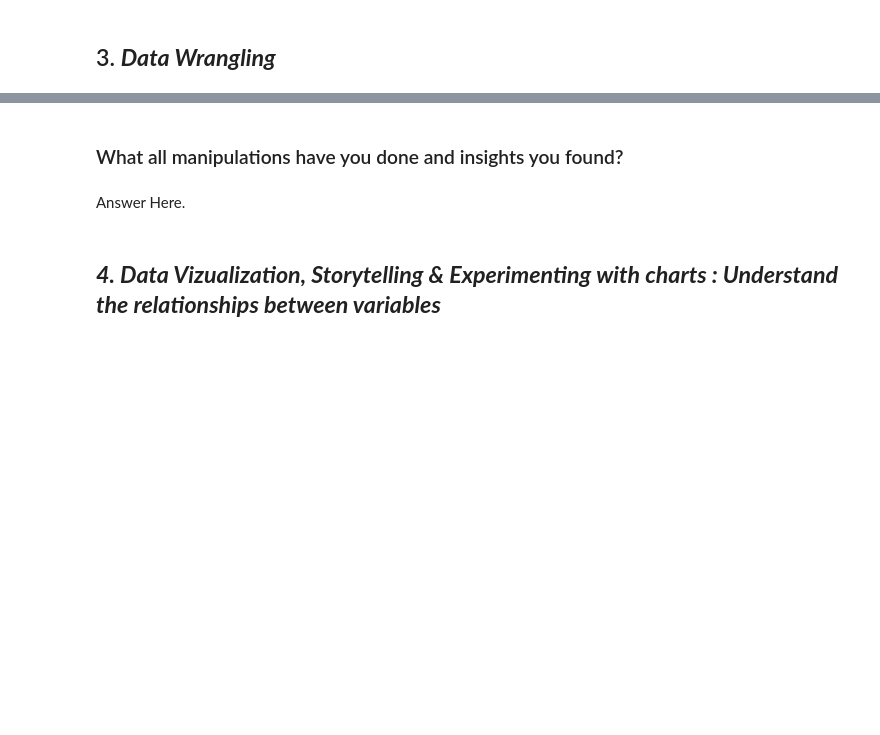
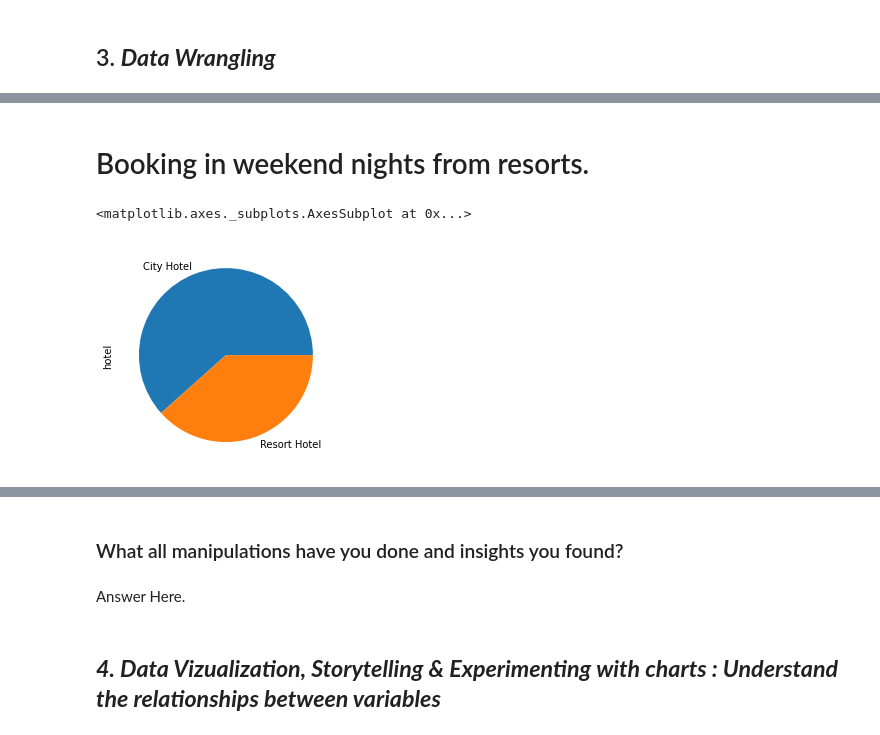
Before and after one commit to Amanr1996/project_initial_reasearch, a Jupyter notebook: EDA_project_on_Hotel_Booking_Analysis.ipynb, the cells around one changed output, grey strips where cells are left out. Cells and saved outputs as stored; diff of their text form; code cells hidden in the pictures; blank space fills up the shorter version.

```diff
--- a/EDA_project_on_Hotel_Booking_Analysis.ipynb
+++ b/EDA_project_on_Hotel_Booking_Analysis.ipynb
@@ -146,0 +383,11 @@ for variable_ in hotel_df.columns :
+# %% [markdown]
+# Booking in weekend nights from resorts.
+# %%
+## columns we need are - 'hotel' and 'stays_in_weekend_nights'
+cols =  ['hotel']
+stay_weekend_night =  df[df['stays_in_weekend_nights'] !=0]['hotel'].value_counts()
+## Graphical Representation in Bar graph
+stay_weekend_night.plot(kind = 'pie')
+# %% [output]
+<matplotlib.axes._subplots.AxesSubplot at 0x...>
+[figure, added]
```
Also changed, not shown: parts of 64 cells of this notebook.
